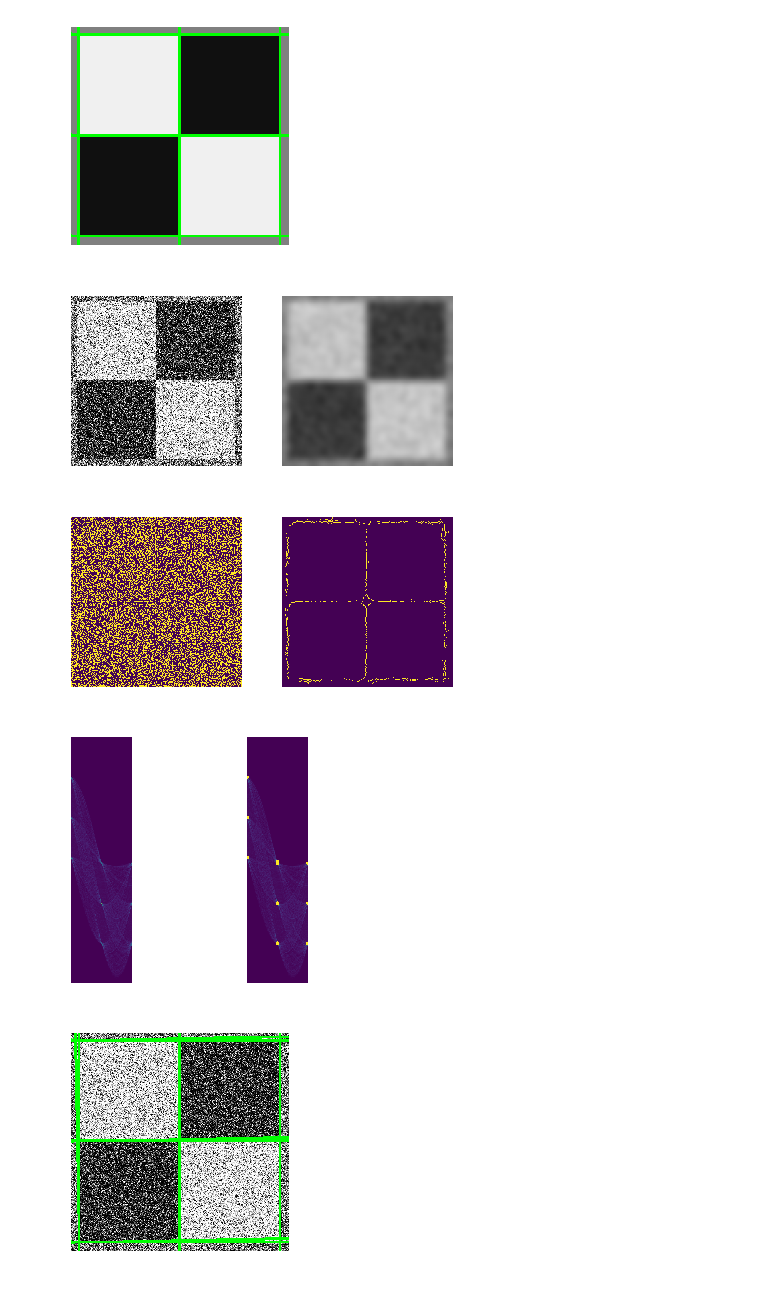
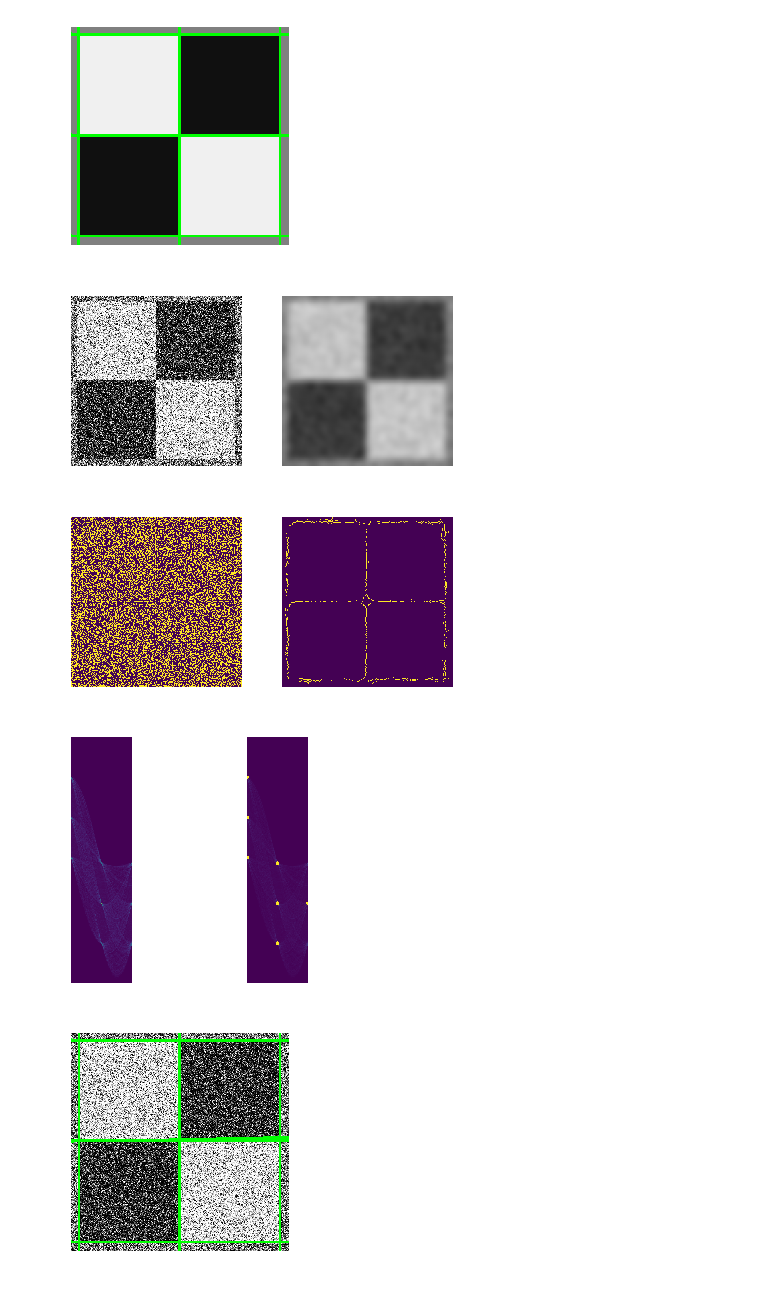
Before and after one commit to naveen246/computer_vision, a Jupyter notebook: psets/ps1/ps1_python/ps1.ipynb, the cells around one changed output. Saved outputs shown, nothing was run; the diff lists cells and outputs as text; code cells hidden in the pictures.

```diff
--- a/psets/ps1/ps1_python/ps1.ipynb
+++ b/psets/ps1/ps1_python/ps1.ipynb
@@ -24,33 +24,20 @@ util.show_images_together(img, img_edges)
 # %%
 # 2
 
-def normalize_accumulator(acc, normalized_min, normalized_max):
-    min_val = np.amin(acc)
-    max_val = np.amax(acc)
-    acc_range = max_val - min_val
-    if acc_range == 0: return acc
-    normalized_range = normalized_max - normalized_min
-    return normalized_min + (acc - min_val) * normalized_range / acc_range
-
-def highlight_hough_peaks(normal_hough_acc, peaks):
-    highlight_peaks = normal_hough_acc.copy()
+def highlight_hough_peaks(H, peaks):
+    highlight_peaks = H.copy()
     for peak in peaks:
         row, col = peak
         cv2.circle(highlight_peaks, (col, row), 5, (255,255,255), -1)
     return highlight_peaks
 
-def accumulator_and_peaks(img_edges):
-    normal_hough_acc = normalize_accumulator(H, 0, 255).astype('uint8')
-    peaks = hough_peaks(normal_hough_acc, 10);
-    highlight_peaks = highlight_hough_peaks(normal_hough_acc, peaks)
-    return peaks, normal_hough_acc, highlight_peaks
-
 H, rho, theta = hough_lines_acc(img_edges)
-peaks, normal_hough_acc, highlight_peaks = accumulator_and_peaks(img_edges)
-util.write_img('ps1-2-a-1.png', normal_hough_acc)
+peaks = hough_peaks(H, 10);
+highlight_peaks = highlight_hough_peaks(H, peaks)
+util.write_img('ps1-2-a-1.png', H)
 util.write_img('ps1-2-b-1.png', highlight_peaks)
 
-util.show_images_together(normal_hough_acc, highlight_peaks)
+util.show_images_together(H, highlight_peaks)
 
 img_edge_colored = hough_lines_draw(img, 'ps1-2-c-1.png', peaks, rho, theta)
 util.show_img(img_edge_colored)
@@ -60,28 +47,29 @@ util.show_img(img_edge_colored)
 # %%
 # 3
 
 noisy_img = util.read_img('ps1-input0-noise.png')
 smooth_img = cv2.GaussianBlur(noisy_img, (23, 23), 5)
 util.write_img('ps1-3-a-1.png', smooth_img)
 
 util.show_images_together(noisy_img, smooth_img)
 
 noisy_edge_img = cv2.Canny(noisy_img, 20, 40)
 smooth_edge_img = cv2.Canny(smooth_img, 20, 40)
 util.write_img('ps1-3-b-1.png', noisy_edge_img)
 util.write_img('ps1-3-b-2.png', smooth_edge_img)
 
 util.show_images_together(noisy_edge_img, smooth_edge_img)
 
 H, rho, theta = hough_lines_acc(smooth_edge_img)
-peaks, normal_hough_acc, highlight_peaks = accumulator_and_peaks(smooth_edge_img)
-util.write_img('ps1-3-c-1.png ', highlight_peaks)
+peaks = hough_peaks(H, 10);
+highlight_peaks = highlight_hough_peaks(H, peaks)
+util.write_img('ps1-3-c-1.png', highlight_peaks)
 
-util.show_images_together(normal_hough_acc, highlight_peaks)
+util.show_images_together(H, highlight_peaks)
 img_edge_colored = hough_lines_draw(noisy_img, 'ps1-3-c-2.png', peaks, rho, theta)
 util.show_img(img_edge_colored)
 # %% [output]
 [figure]
 [figure]
 [figure]
-[figure, old version]
+[figure, new version]
```
Also changed, not shown: parts of 1 cell of this notebook, 12 other files.
